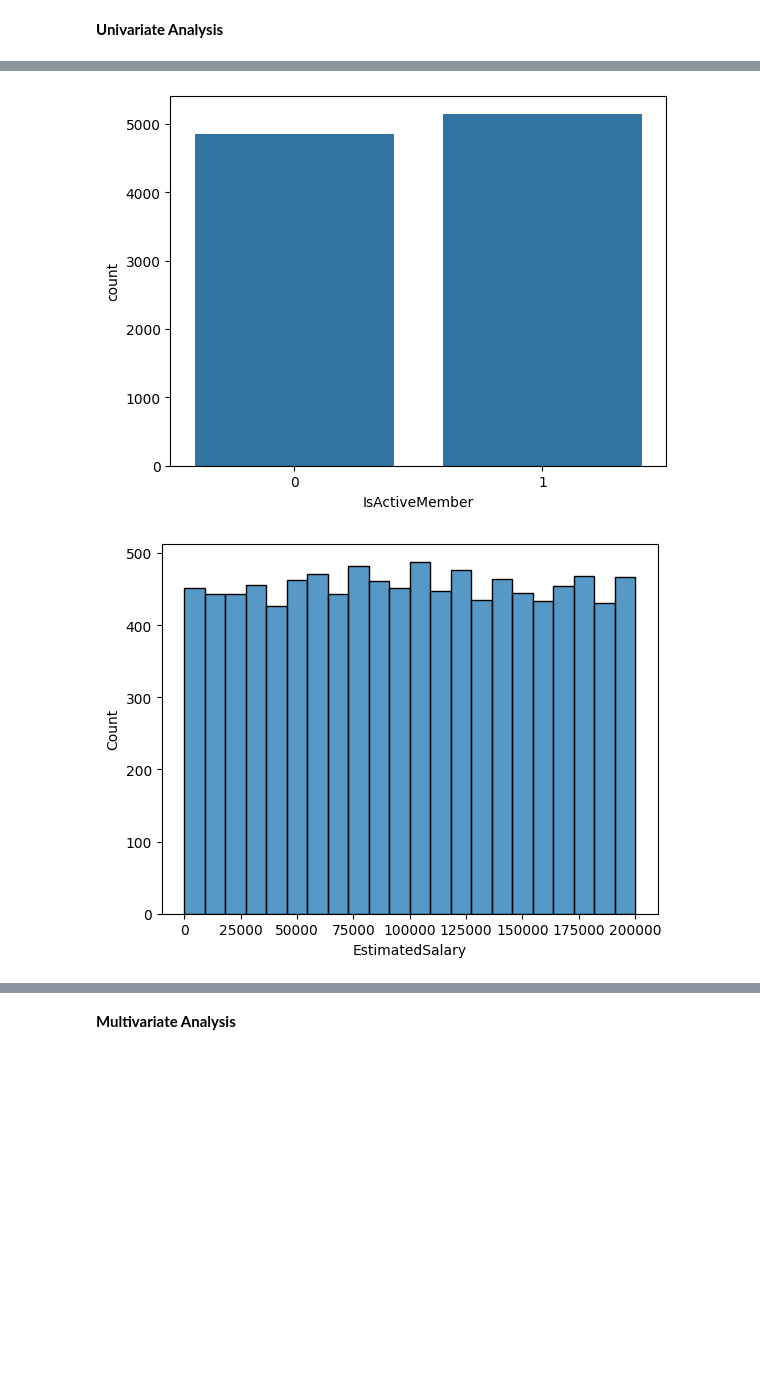
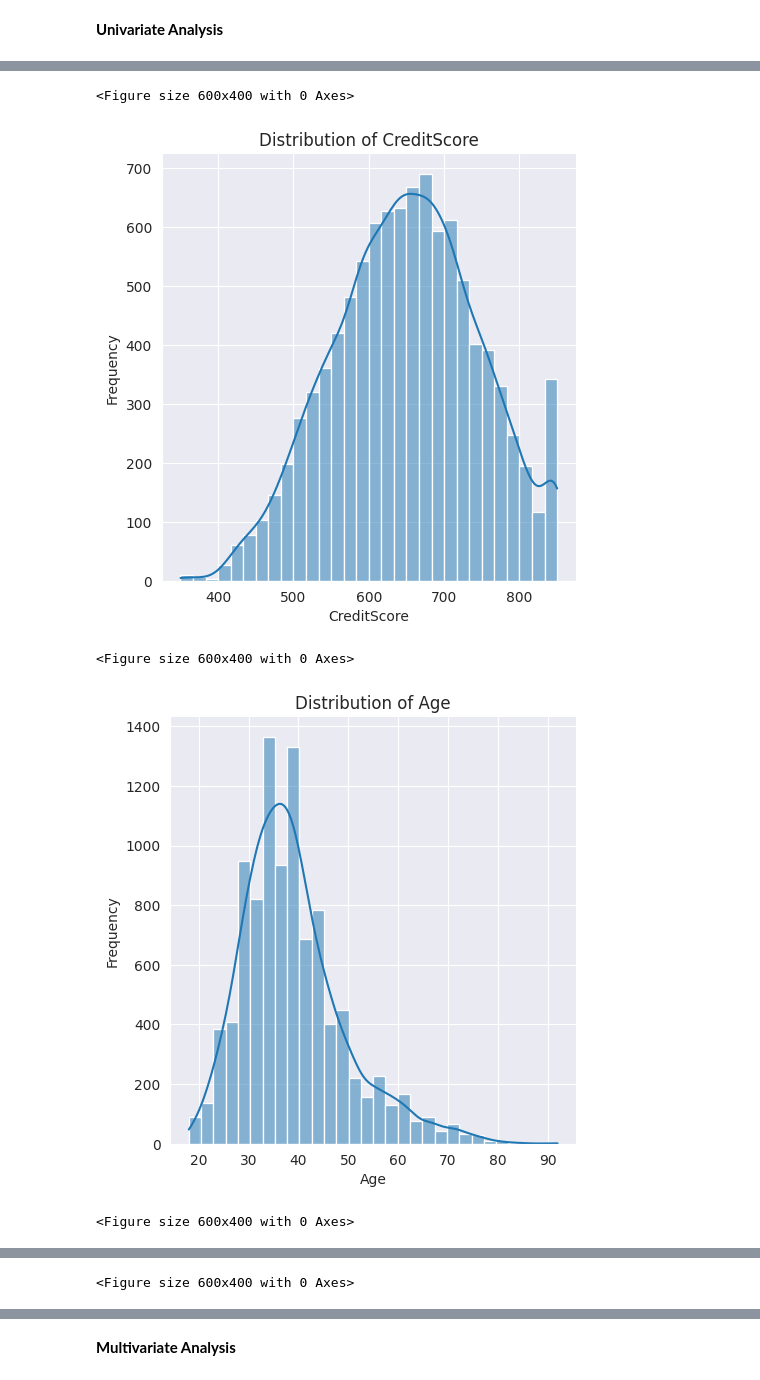
Before and after one commit to mwang-cmn/Bank-Customer-Churn-Prediction, a Jupyter notebook: Banking_Churn_Prediction.ipynb, the cells around one changed output, grey strips where cells are left out. Cells and saved outputs as stored; diff of their text form; code cells hidden in the pictures; blank space fills up the shorter version.

```diff
--- a/Banking_Churn_Prediction.ipynb
+++ b/Banking_Churn_Prediction.ipynb
@@ -177,11 +149,22 @@ plt.show()
-# %%
-
-sns.countplot(x='IsActiveMember', data=churn_data)
-plt.show()
-# %% [output]
-[figure, removed]
-# %%
-sns.histplot(x='EstimatedSalary', data=churn_data)
-plt.show()
-# %% [output]
-[figure, removed]
+# %%
+# Define numerical and categorical columns
+numerical_cols = ["CreditScore", "Age", "Tenure", "Balance", "EstimatedSalary"]
+categorical_cols = ["Geography", "Gender", "NumOfProducts", "HasCrCard", "IsActiveMember", "Churn"]
+
+# Set style
+sns.set_style("darkgrid")
+
+# Plot numerical features using displot
+for col in numerical_cols:
+    plt.figure(figsize=(6, 4))
+    sns.displot(churn_data[col], kde=True, bins=30)
+    plt.title(f'Distribution of {col}')
+    plt.xlabel(col)
+    plt.ylabel("Frequency")
+    plt.show()
+# %% [output]
+<Figure size 600x400 with 0 Axes>
+[figure, added]
+<Figure size 600x400 with 0 Axes>
+[figure, added]
+<Figure size 600x400 with 0 Axes>
@@ -187,0 +172 @@ plt.show()
+<Figure size 600x400 with 0 Axes>
```
Also changed, not shown: parts of 61 cells of this notebook.
